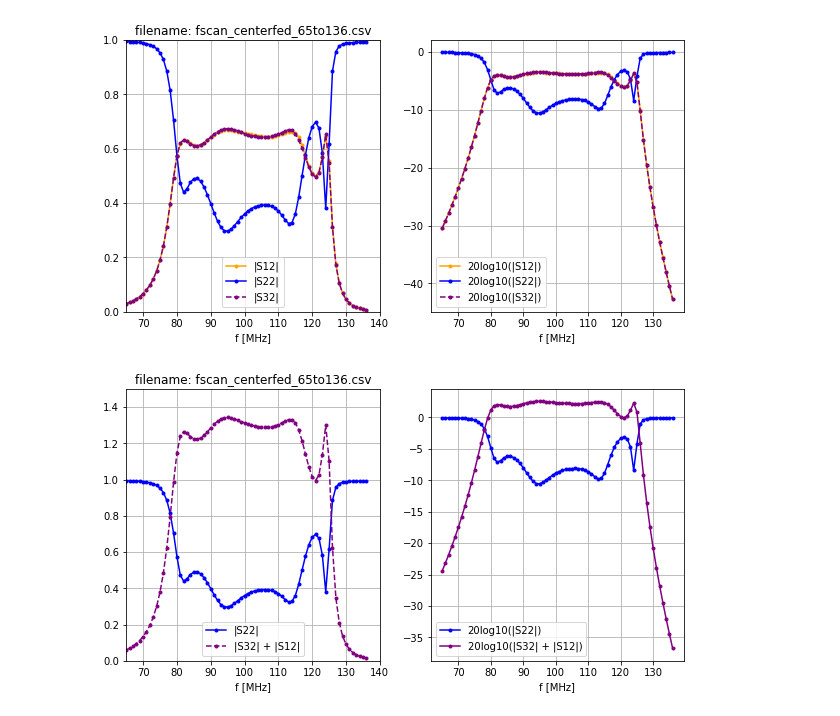
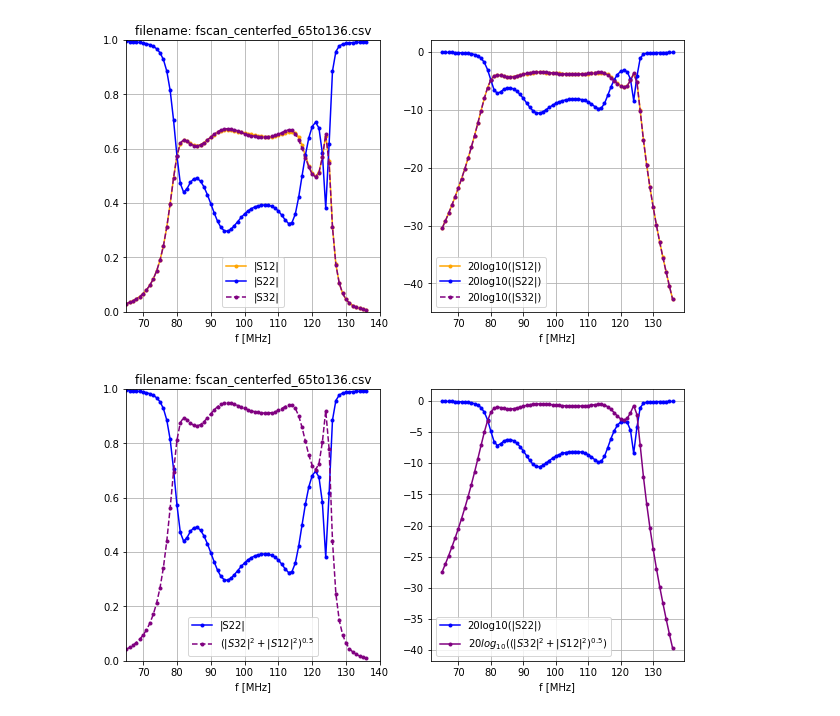
Before and after one commit to vandelij/TWA_circuit, a Jupyter notebook: TWA_Center_fed.ipynb, the cells around one changed output. Saved outputs shown, nothing was run; the diff lists cells and outputs as text; code cells hidden in the pictures.

```diff
--- a/TWA_Center_fed.ipynb
+++ b/TWA_Center_fed.ipynb
@@ -143,7 +143,7 @@ def get_fscan_data_centerfed(filename):
     S12_sqr = np.abs(fmat[:,1])
     S22_sqr = np.abs(fmat[:,2])
     S32_sqr = np.abs(fmat[:,3])
-    S12_plus_32_sqr = S12_sqr + S32_sqr
+    S12_plus_32_sqr = np.sqrt(S12_sqr**2 + S32_sqr**2)
     S12_db = 20*np.log10(S12_sqr)
     S32_db = 20*np.log10(S32_sqr)
     S22_db = 20*np.log10(S22_sqr) # TODO: change this back
@@ -177,19 +177,19 @@ ax[1].grid()
 # %%
 fig, ax = plt.subplots(1,2, figsize=(10,5))
 
 ax[0].plot(fs, S22_sqr, label='|S22|', color='blue', marker='.')
-ax[0].plot(fs, S12_plus_32_sqr, label='|S32| + |S12|', color='purple', marker='.', linestyle='--')
+ax[0].plot(fs, S12_plus_32_sqr, label=r'$(|S32|^2 + |S12|^2)^{0.5}$', color='purple', marker='.', linestyle='--')
 ax[0].legend()
 ax[0].set_xlabel('f [MHz]')
 ax[0].grid()
 ax[0].set_title(f'filename: {filename}')
 ax[0].set_xlim(65, 140)
-ax[0].set_ylim(0, 1.5)
+ax[0].set_ylim(0, 1)
 
 ax[1].plot(fs, S22_db, label='20log10(|S22|)', color='blue', marker='.')
-ax[1].plot(fs, S12_plus_32_db, label='20log10(|S32| + |S12|)', color='purple', marker='.')
+ax[1].plot(fs, S12_plus_32_db, label=r'$20log_{10}((|S32|^2 + |S12|^2)^{0.5})$', color='purple', marker='.')
 ax[1].legend()
 ax[1].set_xlabel('f [MHz]')
 ax[1].grid()
 # %% [output]
-[figure, old version]
+[figure, new version]
```
